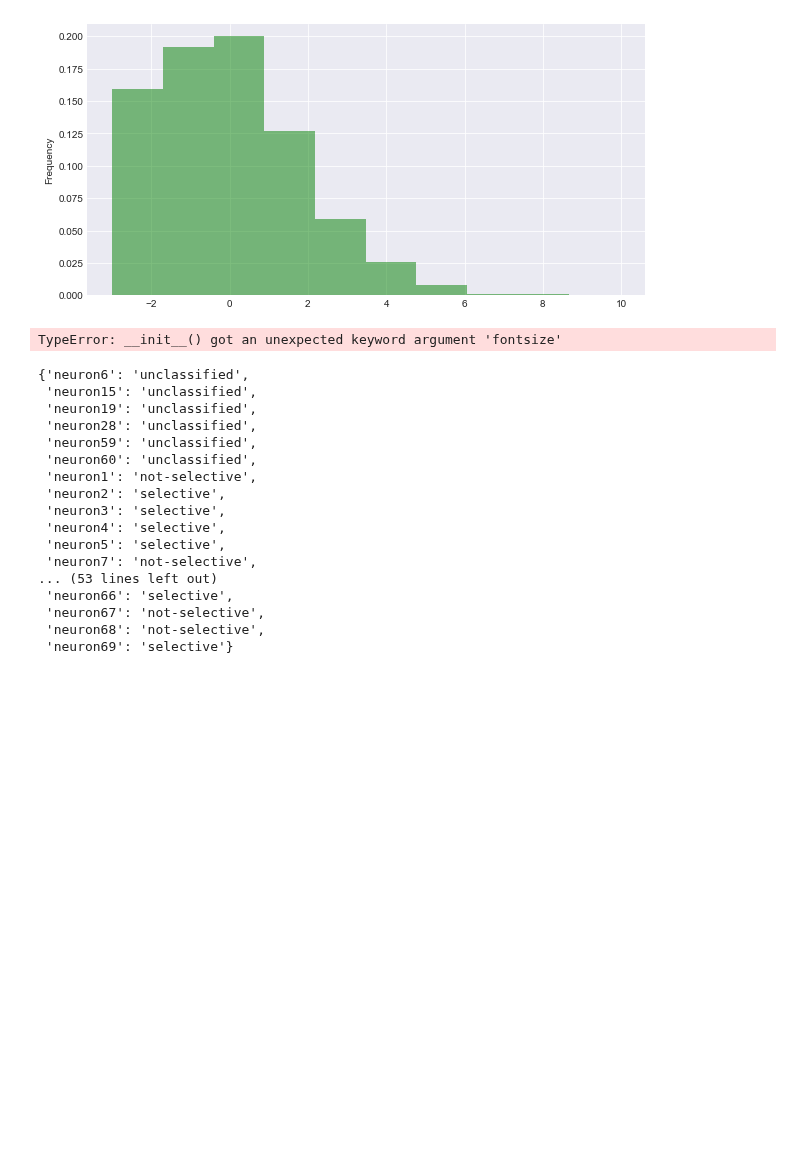
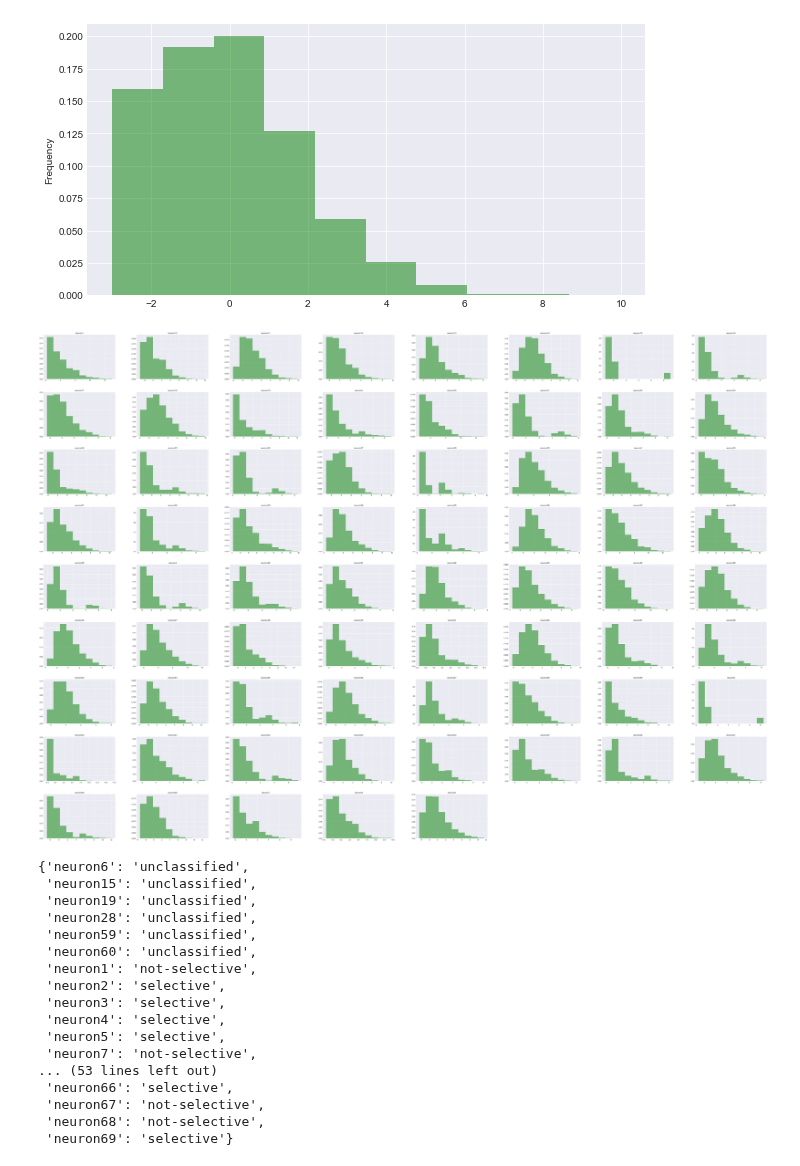
Before and after one commit to smu160/PvsNP, a Jupyter notebook: EPM_Analysis.ipynb, the cells around one changed output. Drawn from its saved outputs; the diff is of its cells as text; code cells hidden in the pictures; blank space fills up the shorter version.

```diff
--- a/EPM_Analysis.ipynb
+++ b/EPM_Analysis.ipynb
@@ -79,10 +100,9 @@ resampled_df["neuron27"].plot.hist(alpha=0.5, color='g', density=True);
 # %% [output]
 [figure]
 # %%
-plt.figure(fontsize=15)
 resampled_df.hist(alpha=0.5, color='g', density=True, figsize=(70, 50));
 # %% [output]
-TypeError: __init__() got an unexpected keyword argument 'fontsize'
+[figure, added]
 # %%
 classified_neurons = rs.classify_neurons_non_parametrically(AUC_dataframe, resampled_df, real_diff_df, p_value=0.125, threshold=10)
 # %%
```
Also changed, not shown: parts of 15 cells of this notebook.
